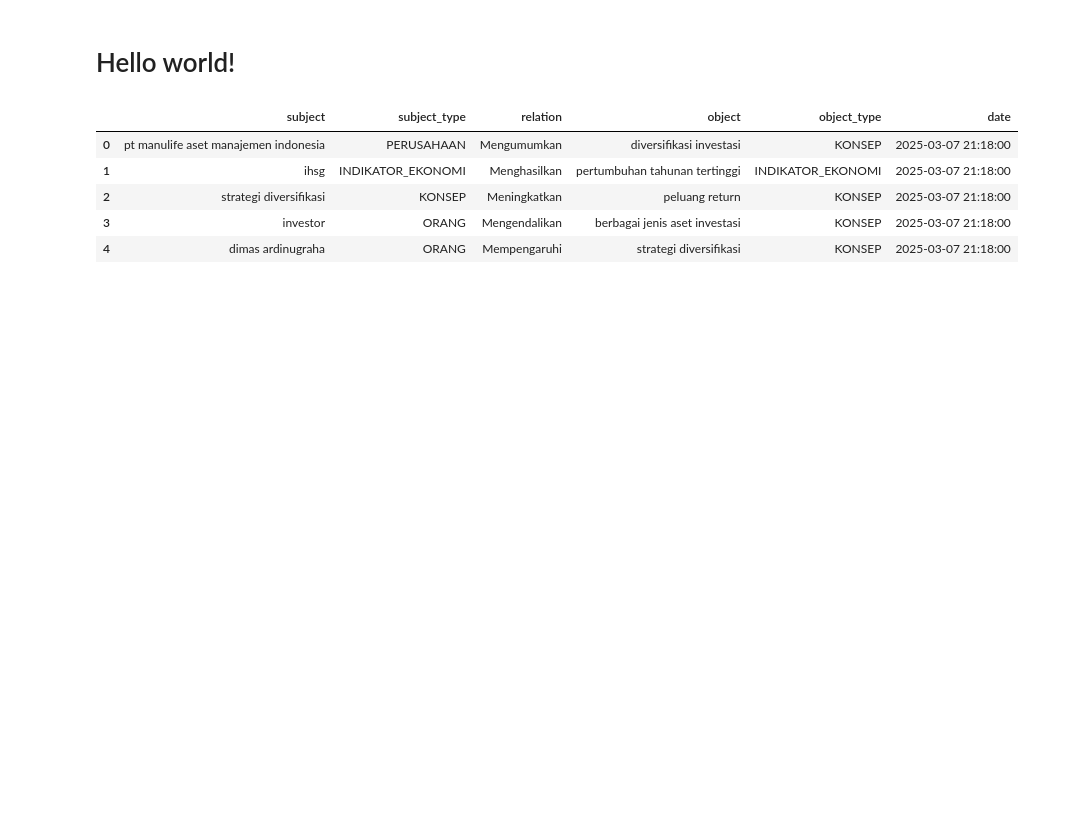
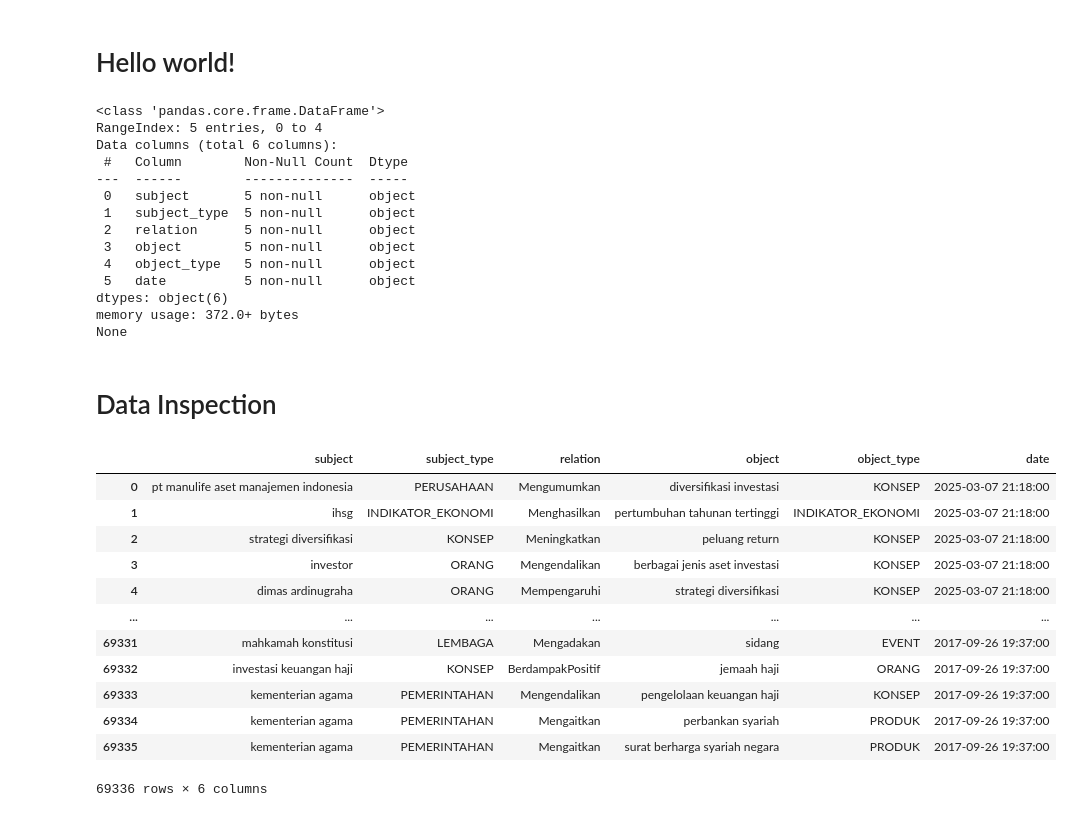
Before and after one commit to yaffawijaya/IndovestDKG-Codebase, a Jupyter notebook: data/preparation/notebooks/cleaning.ipynb, the cells around one changed output. Saved outputs shown, nothing was run; the diff lists cells and outputs as text; code cells hidden in the pictures; blank space fills up the shorter version.

Commit message:
just clean IndovestDKG dataset

```diff
--- a/data/preparation/notebooks/cleaning.ipynb
+++ b/data/preparation/notebooks/cleaning.ipynb
@@ -5,12 +12,22 @@ import pandas as pd
 # %%
-pd.read_csv(r"raw/IndovestDKG_FULL.csv").head()
+print(pd.read_csv(r"raw/IndovestDKG_FULL.csv").head().info())
 # %% [output]
-|  | subject | subject_type | relation | object | object_type | date |
-| 0 | pt manulife aset manajemen indonesia | PERUSAHAAN | Mengumumkan | diversifikasi investasi | KONSEP | 2025-03-07 21:18:00 |
-| 1 | ihsg | INDIKATOR_EKONOMI | Menghasilkan | pertumbuhan tahunan tertinggi | INDIKATOR_EKONOMI | 2025-03-07 21:18:00 |
-| 2 | strategi diversifikasi | KONSEP | Meningkatkan | peluang return | KONSEP | 2025-03-07 21:18:00 |
-| 3 | investor | ORANG | Mengendalikan | berbagai jenis aset investasi | KONSEP | 2025-03-07 21:18:00 |
-| 4 | dimas ardinugraha | ORANG | Mempengaruhi | strategi diversifikasi | KONSEP | 2025-03-07 21:18:00 |
+<class 'pandas.core.frame.DataFrame'>
+RangeIndex: 5 entries, 0 to 4
+Data columns (total 6 columns):
+ #   Column        Non-Null Count  Dtype
+---  ------        --------------  -----
+ 0   subject       5 non-null      object
+ 1   subject_type  5 non-null      object
+ 2   relation      5 non-null      object
+ 3   object        5 non-null      object
+ 4   object_type   5 non-null      object
+ 5   date          5 non-null      object
+dtypes: object(6)
+memory usage: 372.0+ bytes
+None
 # %%
 full = pd.read_csv(r"raw/IndovestDKG_FULL.csv")
 force_drop = pd.read_csv(r"raw/IndovestDKG_FORCEDROP.csv")
+# %% [markdown]
+# Data Inspection
@@ -16,0 +410,16 @@ force_drop = pd.read_csv(r"raw/IndovestDKG_FORCEDROP.csv")
+# %%
+pd.read_csv(r"raw/IndovestDKG_FULL.csv")
+# %% [output]
+|  | subject | subject_type | relation | object | object_type | date |
+| 0 | pt manulife aset manajemen indonesia | PERUSAHAAN | Mengumumkan | diversifikasi investasi | KONSEP | 2025-03-07 21:18:00 |
+| 1 | ihsg | INDIKATOR_EKONOMI | Menghasilkan | pertumbuhan tahunan tertinggi | INDIKATOR_EKONOMI | 2025-03-07 21:18:00 |
+| 2 | strategi diversifikasi | KONSEP | Meningkatkan | peluang return | KONSEP | 2025-03-07 21:18:00 |
+| 3 | investor | ORANG | Mengendalikan | berbagai jenis aset investasi | KONSEP | 2025-03-07 21:18:00 |
+| 4 | dimas ardinugraha | ORANG | Mempengaruhi | strategi diversifikasi | KONSEP | 2025-03-07 21:18:00 |
+| ... | ... | ... | ... | ... | ... | ... |
+| 69331 | mahkamah konstitusi | LEMBAGA | Mengadakan | sidang | EVENT | 2017-09-26 19:37:00 |
+| 69332 | investasi keuangan haji | KONSEP | BerdampakPositif | jemaah haji | ORANG | 2017-09-26 19:37:00 |
+| 69333 | kementerian agama | PEMERINTAHAN | Mengendalikan | pengelolaan keuangan haji | KONSEP | 2017-09-26 19:37:00 |
+| 69334 | kementerian agama | PEMERINTAHAN | Mengaitkan | perbankan syariah | PRODUK | 2017-09-26 19:37:00 |
+| 69335 | kementerian agama | PEMERINTAHAN | Mengaitkan | surat berharga syariah negara | PRODUK | 2017-09-26 19:37:00 |
+69336 rows × 6 columns
```
Also changed, not shown: parts of 58 cells of this notebook, 5 other files.
